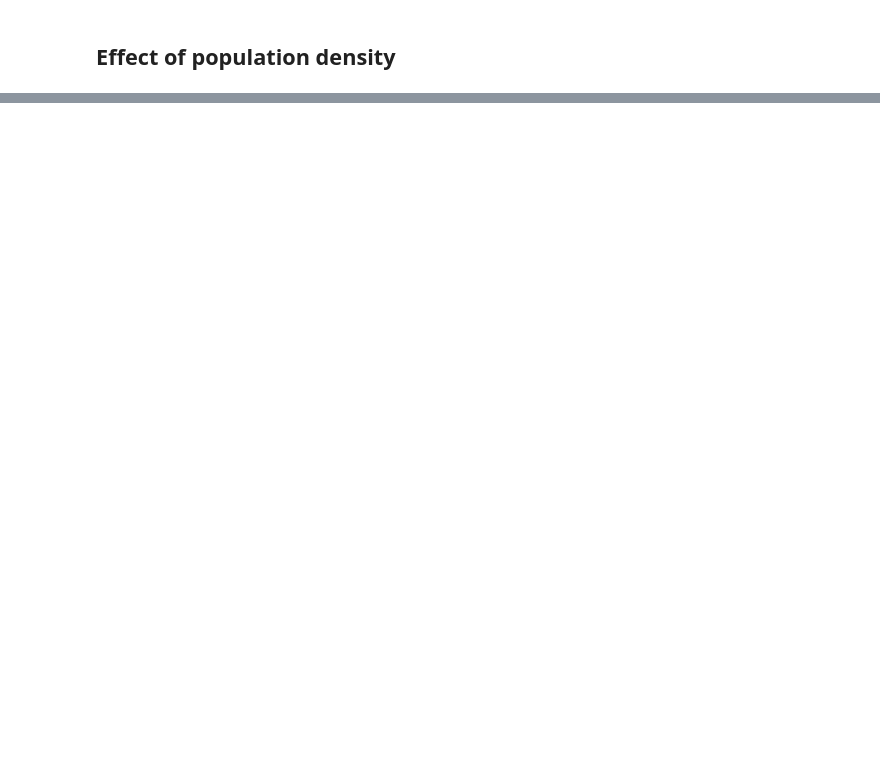
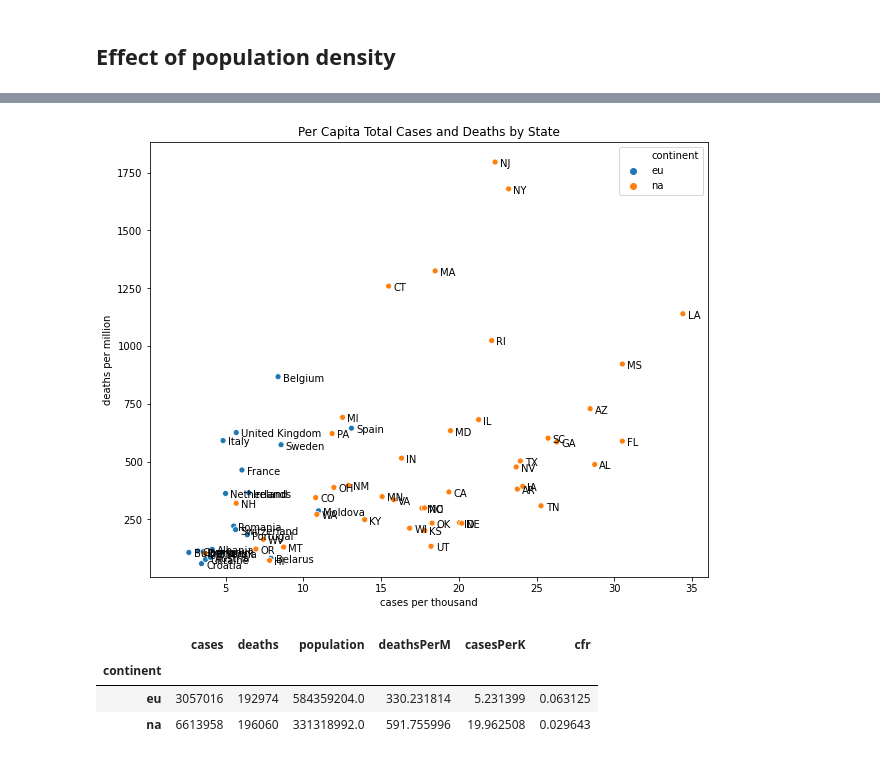
Before and after one commit to MichelFloyd/covid-19-data, a Jupyter notebook: europe vs states.ipynb, the cells around one changed output, grey strips where cells are left out. Cells and saved outputs as stored; diff of their text form; code cells hidden in the pictures; blank space fills up the shorter version.

```diff
--- a/europe vs states.ipynb
+++ b/europe vs states.ipynb
@@ -178,0 +197,35 @@ lm.axes.set_yscale('log')
+# %%
+europe_v_states['ST'] = europe_v_states.index.map(state_abbrv)
+europe_v_states.loc[europe_v_states.continent != 'na','ST'] = europe_v_states.loc[europe_v_states.continent != 'na'].index
+# %%
+fig, ax = plt.subplots(1,1,figsize=(10,8))
+tmp = europe_v_states[(europe_v_states.population >= 1E6) & (europe_v_states.casesPerK > 2.5)]
+p1 = sns.scatterplot(data=tmp,x='casesPerK',y='deathsPerM',hue=tmp['continent'])
+ax.set_title('Per Capita Total Cases and Deaths by State')
+ax.set_xlabel('cases per thousand')
+ax.set_ylabel('deaths per million')
+plt.ylim(1,)
+plt.xlim(0.1,)
+
+for i in range(0,tmp.shape[0]):
+    ha = 'left'
+    hOffset = 0.3
+    #if tmp.continent[i] != 'na':
+        #ha = 'right'
+        #hOffset = -0.3
+    p1.text(tmp['casesPerK'][i]+hOffset, tmp['deathsPerM'][i]-20,
+    tmp.ST[i], horizontalalignment=ha, color='black')
+# %% [output]
+[figure, added]
+# %%
+agg = europe_v_states.groupby(['continent'])[['cases','deaths','population']].sum()
+agg['deathsPerM'] = 1e6*agg['deaths']/agg['population']
+agg['casesPerK'] = 1e3*agg['cases']/agg['population']
+agg['cfr'] = agg['deaths']/agg['cases']
+agg = agg.loc[agg.index != 'asia']
+agg
+# %% [output]
+|  | cases | deaths | population | deathsPerM | casesPerK | cfr |
+| continent |  |  |  |  |  |  |
+| eu | 3057016 | 192974 | 584359204.0 | 330.231814 | 5.231399 | 0.063125 |
+| na | 6613958 | 196060 | 331318992.0 | 591.755996 | 19.962508 | 0.029643 |
```
Also changed, not shown: parts of 11 cells of this notebook, 2 other files.
